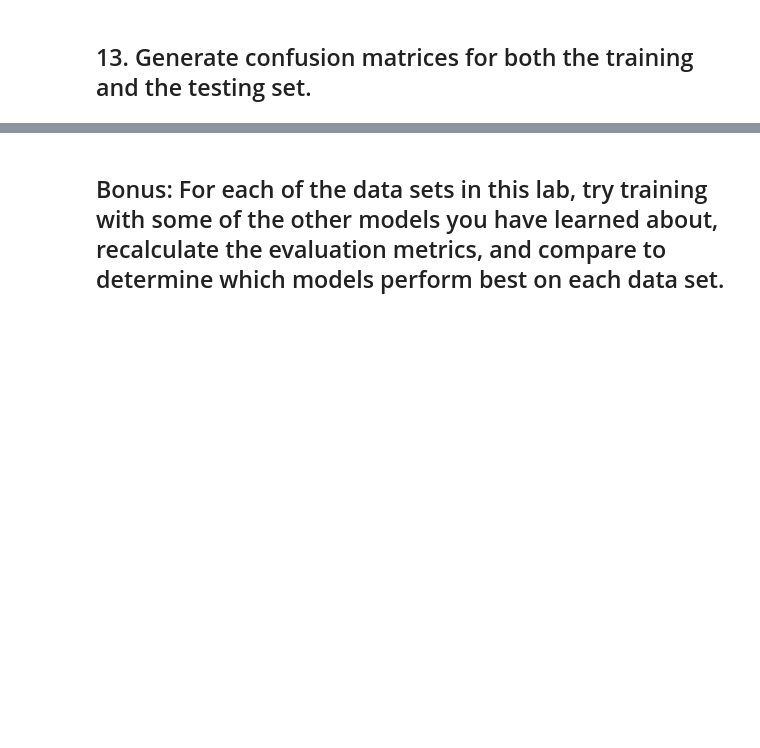
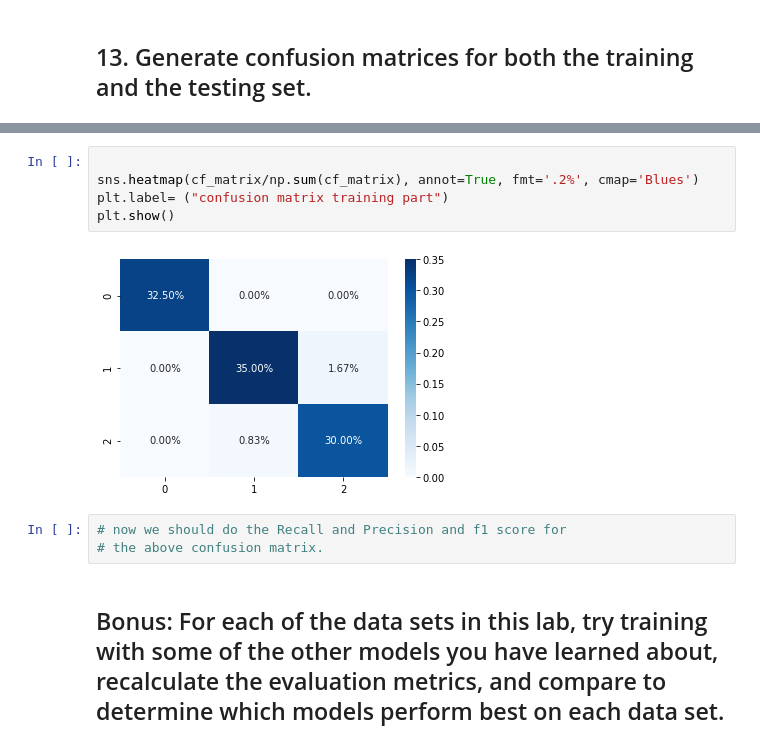
Before and after one commit to BehroozGharleghi/data-pt-ber-08-20, a Jupyter notebook: Labs/module-3_labs/02_supervised-learning/04_lab-supervised-model-evaluation/your-code/main-behrooz-sl-evaluation.ipynb, the cells around one changed output, grey strips where cells are left out. Saved outputs shown, nothing was run; the diff lists cells and outputs as text; blank space fills up the shorter version.

```diff
--- a/Labs/module-3_labs/02_supervised-learning/04_lab-supervised-model-evaluation/your-code/main-behrooz-sl-evaluation.ipynb
+++ b/Labs/module-3_labs/02_supervised-learning/04_lab-supervised-model-evaluation/your-code/main-behrooz-sl-evaluation.ipynb
@@ -181,2 +222,12 @@ f1 score for test part: [1.         0.90909091 0.96296296]
+# %%
+
+sns.heatmap(cf_matrix/np.sum(cf_matrix), annot=True, fmt='.2%', cmap='Blues')
+plt.label= ("confusion matrix training part")
+plt.show()
+# %% [output]
+[figure, added]
+# %%
+# now we should do the Recall and Precision and f1 score for
+# the above confusion matrix.
 # %% [markdown]
 ## Bonus: For each of the data sets in this lab, try training with some of the other models you have learned about, recalculate the evaluation metrics, and compare to determine which models perform best on each data set.
```
Also changed, not shown: parts of 11 cells of this notebook, 5 other files.
